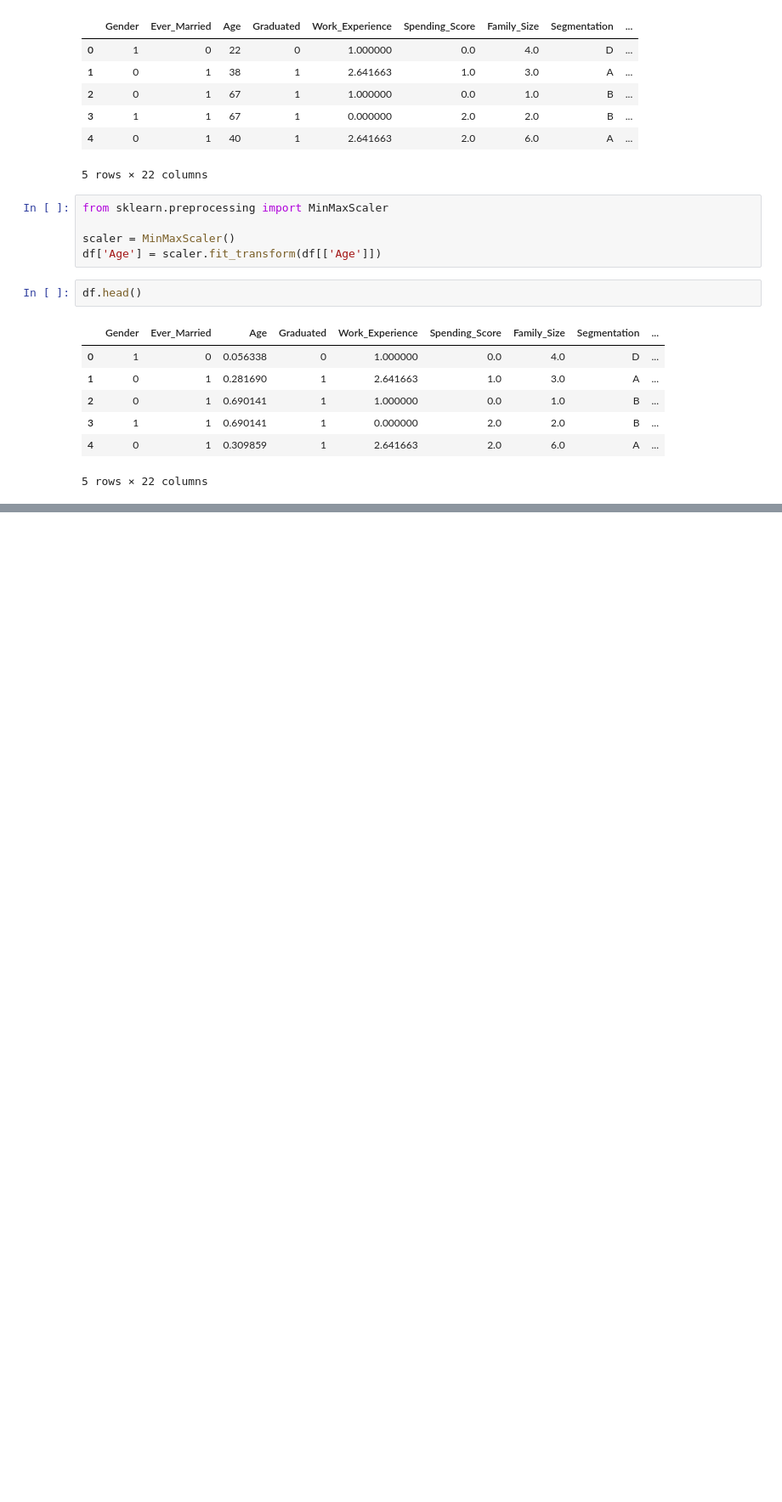
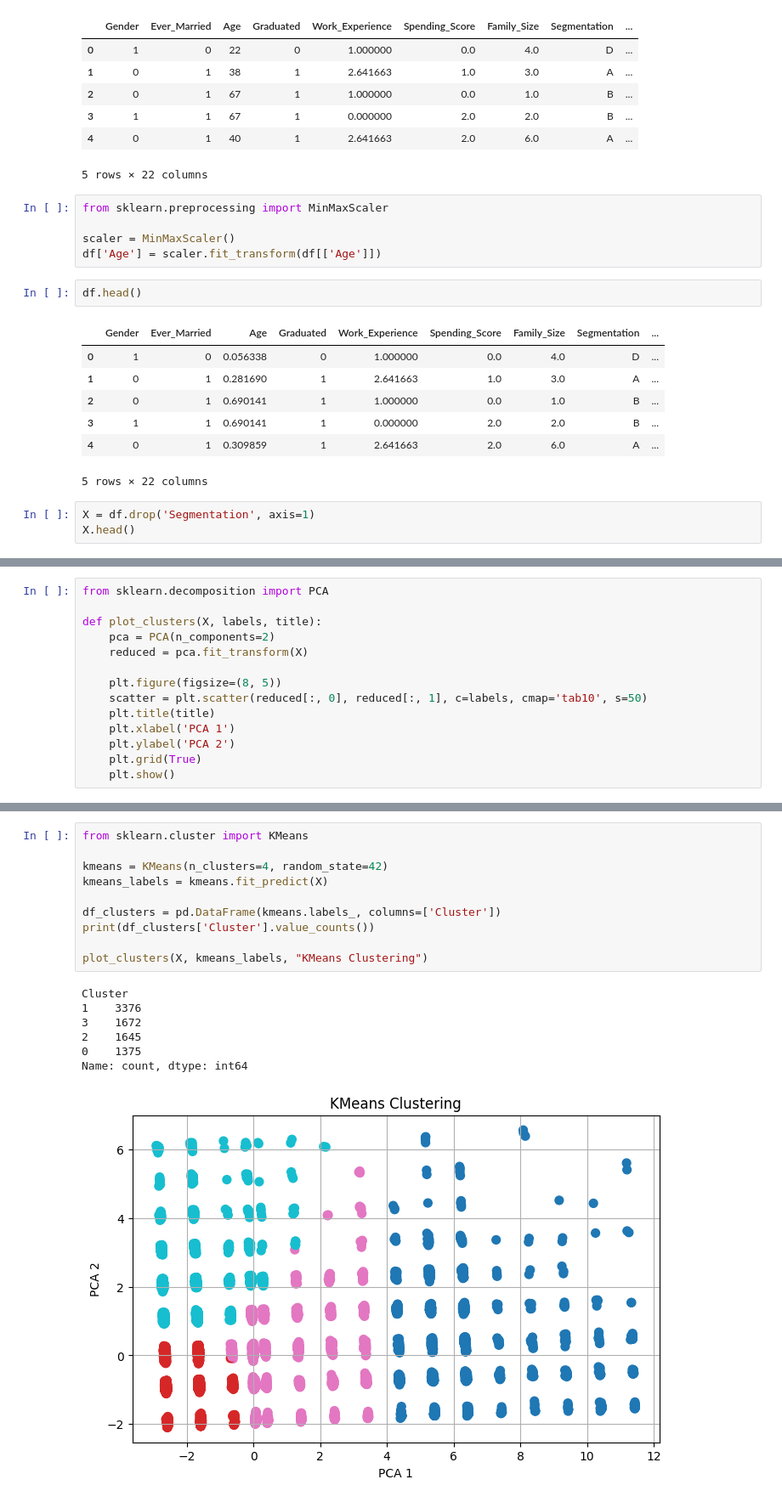
Before and after one commit to Ahmed-alaa47/CI-Project, a Jupyter notebook: CI_project.ipynb, the cells around one changed output, grey strips where cells are left out. Shown at 85% size. Cells and saved outputs as stored; diff of their text form; blank space fills up the shorter version.

```diff
--- a/CI_project.ipynb
+++ b/CI_project.ipynb
@@ -164,3 +164,6 @@ df.head()
 | 3 | 1 | 1 | 0.690141 | 1 | 0.000000 | 2.0 | 2.0 | B | ... |
 | 4 | 0 | 1 | 0.309859 | 1 | 2.641663 | 2.0 | 6.0 | A | ... |
 5 rows × 22 columns
+# %%
+X = df.drop('Segmentation', axis=1)
+X.head()
@@ -166,0 +180,14 @@ df.head()
+# %%
+from sklearn.decomposition import PCA
+
+def plot_clusters(X, labels, title):
+    pca = PCA(n_components=2)
+    reduced = pca.fit_transform(X)
+
+    plt.figure(figsize=(8, 5))
+    scatter = plt.scatter(reduced[:, 0], reduced[:, 1], c=labels, cmap='tab10', s=50)
+    plt.title(title)
+    plt.xlabel('PCA 1')
+    plt.ylabel('PCA 2')
+    plt.grid(True)
+    plt.show()
@@ -166,0 +196,18 @@ df.head()
+# %%
+from sklearn.cluster import KMeans
+
+kmeans = KMeans(n_clusters=4, random_state=42)
+kmeans_labels = kmeans.fit_predict(X)
+
+df_clusters = pd.DataFrame(kmeans.labels_, columns=['Cluster'])
+print(df_clusters['Cluster'].value_counts())
+
+plot_clusters(X, kmeans_labels, "KMeans Clustering")
+# %% [output]
+Cluster
+1    3376
+3    1672
+2    1645
+0    1375
+Name: count, dtype: int64
+[figure, added]
```
Also changed, not shown: parts of 11 cells of this notebook.
